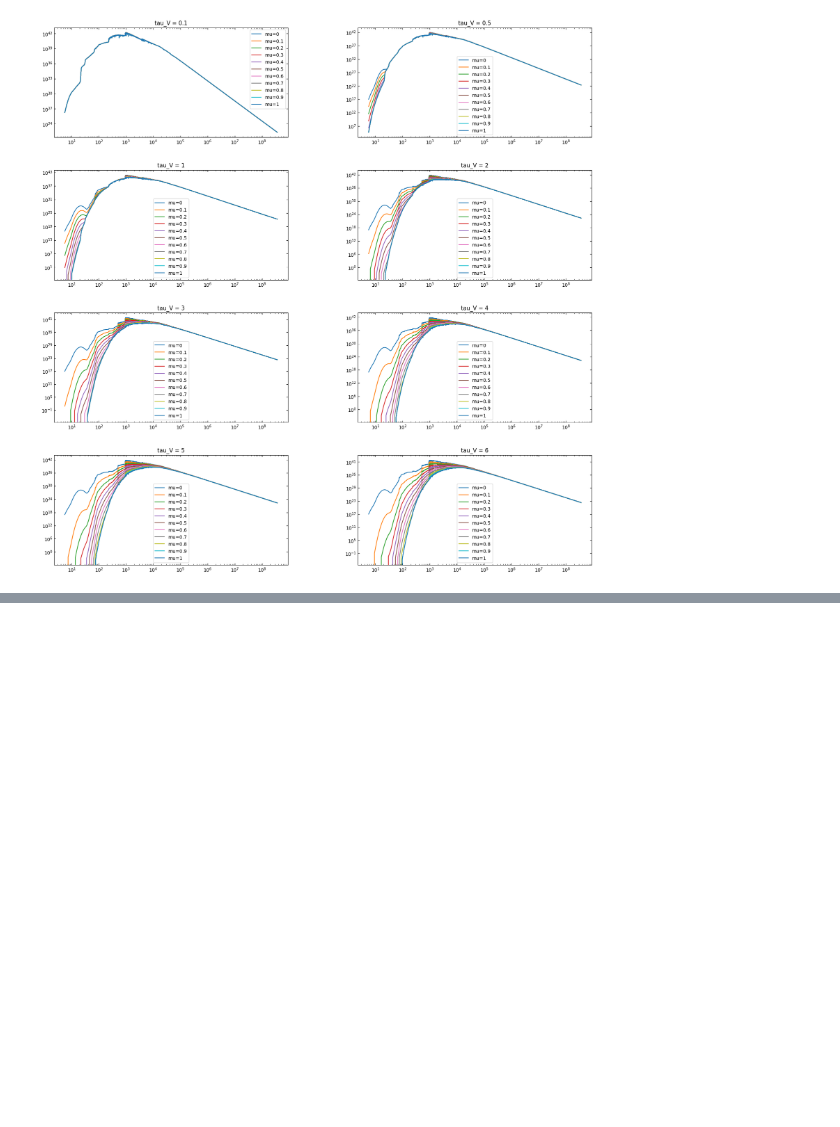
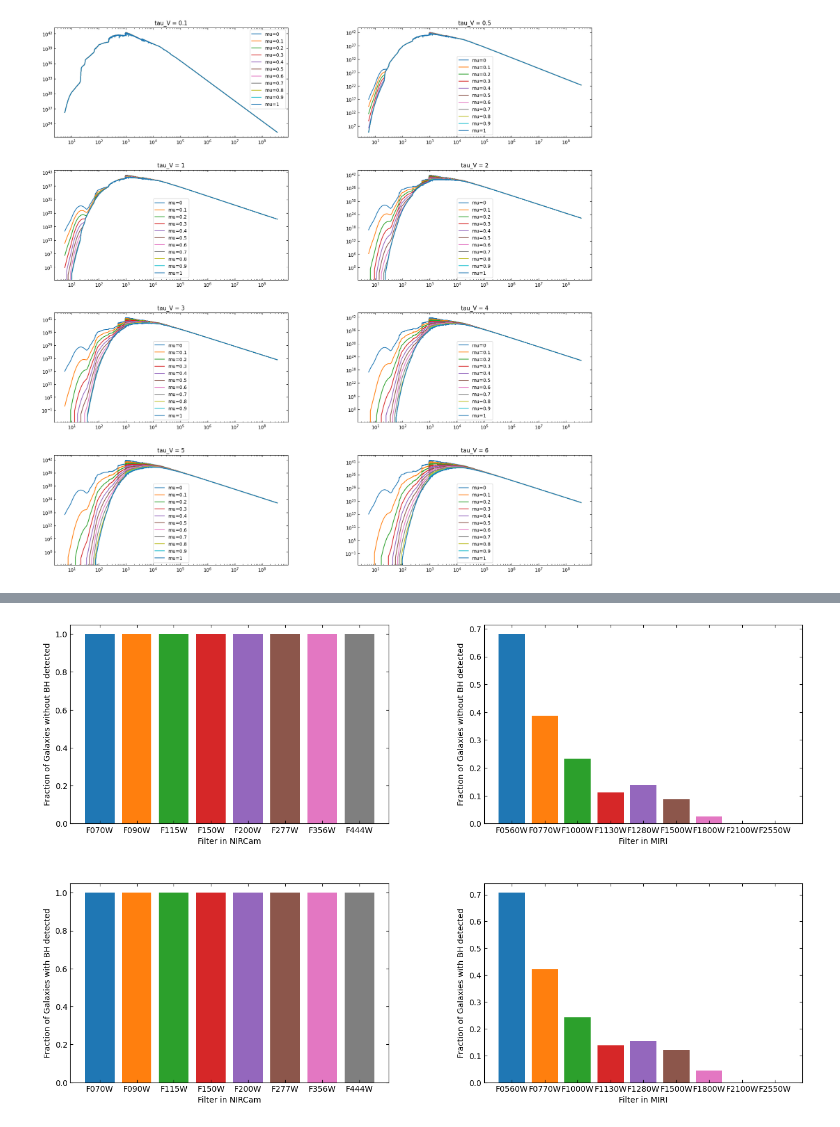
Before and after one commit to clilje/summer_2023, a Jupyter notebook: Week 1/JWST project/color-color.ipynb, the cells around one changed output, grey strips where cells are left out. Saved outputs shown, nothing was run; the diff lists cells and outputs as text; code cells hidden in the pictures; blank space fills up the shorter version.

Commit message:
Investigation of detectable fraction, etc

```diff
--- a/Week 1/JWST project/color-color.ipynb
+++ b/Week 1/JWST project/color-color.ipynb
@@ -343,3 +343,82 @@ for tt in tau_V:
   f+=1
 # %% [output]
 [figure]
+# %%
+MIRI_Filters = ['F0560W','F0770W','F1000W','F1130W','F1280W','F1500W','F1800W','F2100W','F2550W']
+MIRI_Sensitivity = [0.12,0.24,0.48,1.09,0.88,1.21,2.23,3.99,12.2]   #in \mu Jy
+
+#convert to AB magnitudes
+MIRI_Magnitude =23.9- 2.5*np.log10(MIRI_Sensitivity)
+print(MIRI_Magnitude)
+NIRCam_Filters = ['F070W','F090W','F115W','F150W','F200W','F277W','F322W','F356W','F444W']
+NIRCam_Sensitivity = [14.5,11.9,11.1,9.0,8.0,12.9,8.3,12.0,16.1]    #in nJy
+NIRCam_Magnitude = [28.5,28.7,28.8,29.0,29.1,28.6,29.1,28.7,28.4]   #in AB mag
+
+
+df = pd.read_csv('TNG_50_library/magnitudes_galaxies.txt', header=None,
+                 names=['ID','redshift','LTT','tz ','dm','F070W','F090W','F115W','F150W','F200W',
+                        'F277W','F356W','F444W','F0560W','F0770W','F1000W','F1130W',
+                        'F1280W','F1500W','F1800W','F2100W','F2550W'],dtype=float)
+
+
+
+df2 = pd.read_csv('TNG_50_library/magnitudes_galaxies_with_BH.txt', header=None,
+                 names=['ID','redshift','LTT','tz ','dm','F070W','F090W','F115W','F150W','F200W',
+                        'F277W','F356W','F444W','F0560W','F0770W','F1000W','F1130W',
+                        'F1280W','F1500W','F1800W','F2100W','F2550W'],dtype=float)
+
+
+import matplotlib as mtp
+mtp.rcParams['figure.figsize']=[32,20]
+fig=plt.figure()
+gs1=gridspec.GridSpec(2,2)
+gs1.update(left=0.1,right=0.5, bottom=0.2, top=0.6, hspace=0.3, wspace=0.3)
+ax=plt.subplot(gs1[0])
+ax.tick_params(axis='both',which='both',direction='in',bottom=True,top=True,left=True,right=True)
+for i in np.arange(len(NIRCam_Filters)):
+       if NIRCam_Filters[i] != 'F322W':
+              #print(df2[NIRCam_Filters[i]].to_numpy())
+              #print(NIRCam_Magnitude[i])
+              #print(len(df2[NIRCam_Filters[i]].to_numpy()[df2[NIRCam_Filters[i]].to_numpy()<NIRCam_Magnitude[i]]))
+              total = len(df[NIRCam_Filters[i]].to_numpy())
+              ax.bar(NIRCam_Filters[i],[len(df[NIRCam_Filters[i]].to_numpy()[df[NIRCam_Filters[i]].to_numpy()<NIRCam_Magnitude[i]])/total])
+ax.set_xlabel('Filter in NIRCam')
+ax.set_ylabel('Fraction of Galaxies without BH detected')
+
+ax=plt.subplot(gs1[1])
+ax.tick_params(axis='both',which='both',direction='in',bottom=True,top=True,left=True,right=True)
+for i in np.arange(len(MIRI_Filters)):
+       if MIRI_Filters[i] != 'F560W':
+              #print(df2[NIRCam_Filters[i]].to_numpy())
+              #print(NIRCam_Magnitude[i])
+              #print(len(df2[NIRCam_Filters[i]].to_numpy()[df2[NIRCam_Filters[i]].to_numpy()<NIRCam_Magnitude[i]]))
+              total = len(df[MIRI_Filters[i]].to_numpy())
+              ax.bar(MIRI_Filters[i],[len(df[MIRI_Filters[i]].to_numpy()[df[MIRI_Filters[i]].to_numpy()<MIRI_Magnitude[i]])/total])
+ax.set_xlabel('Filter in MIRI')
+ax.set_ylabel('Fraction of Galaxies without BH detected')
+
+ax=plt.subplot(gs1[2])
+ax.tick_params(axis='both',which='both',direction='in',bottom=True,top=True,left=True,right=True)
+for i in np.arange(len(NIRCam_Filters)):
+       if NIRCam_Filters[i] != 'F322W':
+              #print(df2[NIRCam_Filters[i]].to_numpy())
+              #print(NIRCam_Magnitude[i])
+              #print(len(df2[NIRCam_Filters[i]].to_numpy()[df2[NIRCam_Filters[i]].to_numpy()<NIRCam_Magnitude[i]]))
+              total = len(df2[NIRCam_Filters[i]].to_numpy())
+              ax.bar(NIRCam_Filters[i],[len(df2[NIRCam_Filters[i]].to_numpy()[df2[NIRCam_Filters[i]].to_numpy()<NIRCam_Magnitude[i]])/total])
+ax.set_xlabel('Filter in NIRCam')
+ax.set_ylabel('Fraction of Galaxies with BH detected')
+
+ax=plt.subplot(gs1[3])
+ax.tick_params(axis='both',which='both',direction='in',bottom=True,top=True,left=True,right=True)
+for i in np.arange(len(MIRI_Filters)):
+       if MIRI_Filters[i] != 'F560W':
+              #print(df2[NIRCam_Filters[i]].to_numpy())
+              #print(NIRCam_Magnitude[i])
+              #print(len(df2[NIRCam_Filters[i]].to_numpy()[df2[NIRCam_Filters[i]].to_numpy()<NIRCam_Magnitude[i]]))
+              total = len(df2[MIRI_Filters[i]].to_numpy())
+              ax.bar(MIRI_Filters[i],[len(df2[MIRI_Filters[i]].to_numpy()[df2[MIRI_Filters[i]].to_numpy()<MIRI_Magnitude[i]])/total])
+ax.set_xlabel('Filter in MIRI')
+ax.set_ylabel('Fraction of Galaxies with BH detected')
+fig.savefig('Figures/fraction_detectable_z=5.jpg')
+# %% [output]
@@ -345,0 +427 @@ for tt in tau_V:
+[figure, added]
```
Also changed, not shown: parts of 2 cells of this notebook, 18 other files.
